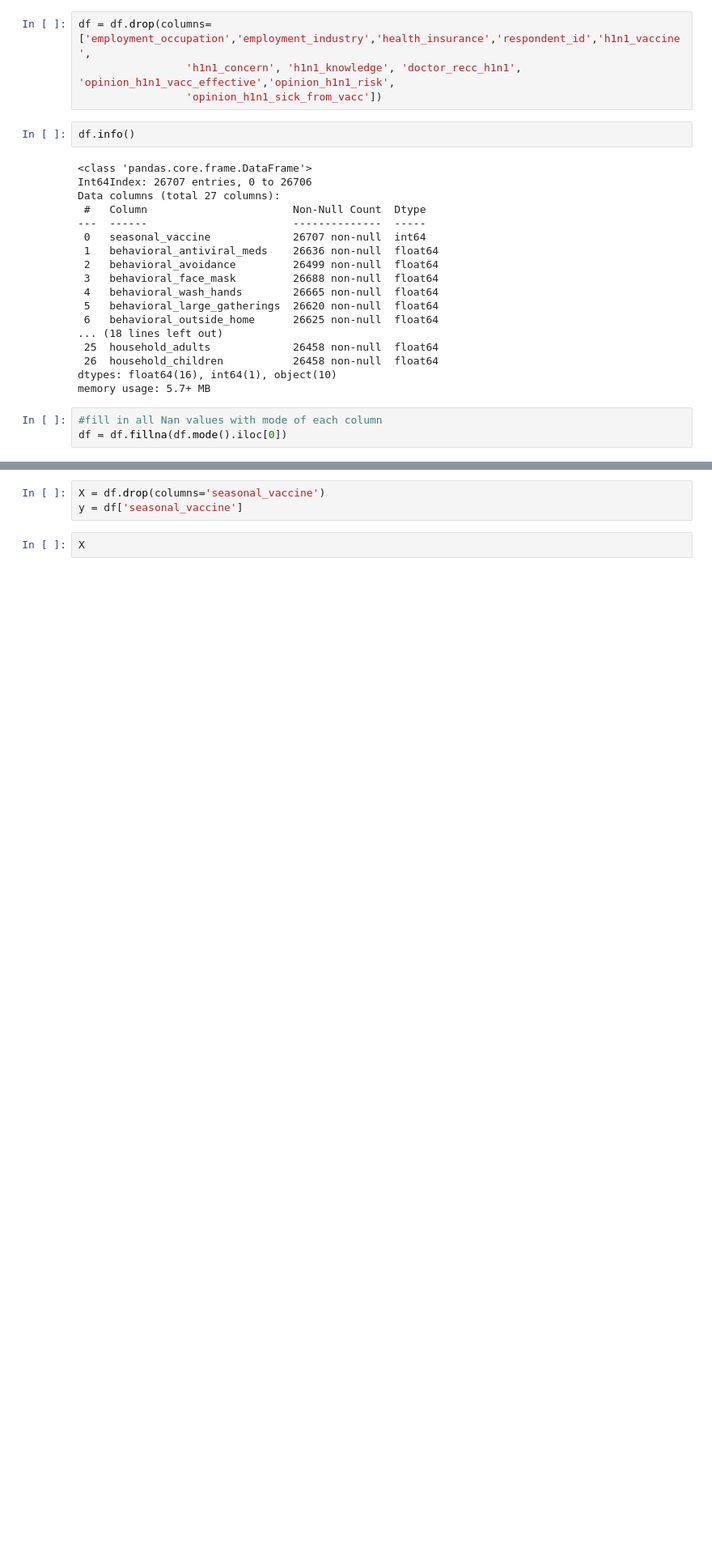
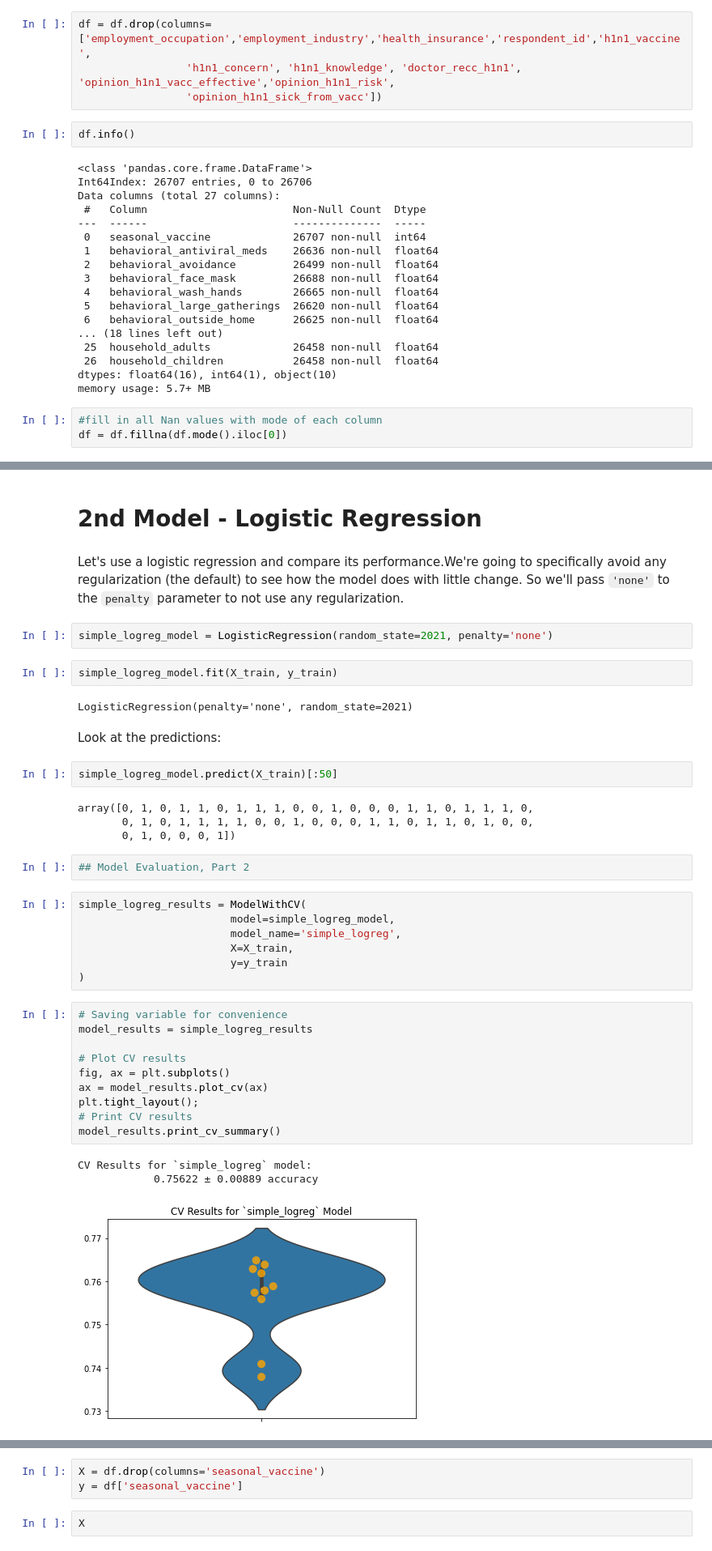
Before and after one commit to soohojp/Phase-3-Project, a Jupyter notebook: scratchNB-Copy1.ipynb, the cells around one changed output, grey strips where cells are left out. Shown: that part at 81% size. Drawn from its saved outputs; the diff is of its cells as text; blank space fills up the shorter version.

```diff
--- a/scratchNB-Copy1.ipynb
+++ b/scratchNB-Copy1.ipynb
@@ -129,0 +358,41 @@ df = df.fillna(df.mode().iloc[0])
+# %% [markdown]
+# 2nd Model - Logistic Regression
+# %% [markdown]
+Let's use a logistic regression and compare its performance.We're going to specifically avoid any regularization (the default) to see how the model does with little change. So we'll pass `'none'` to the `penalty` parameter to not use any regularization.
+# %%
+simple_logreg_model = LogisticRegression(random_state=2021, penalty='none')
+# %%
+simple_logreg_model.fit(X_train, y_train)
+# %% [output]
+LogisticRegression(penalty='none', random_state=2021)
+# %% [markdown]
+Look at the predictions:
+# %%
+simple_logreg_model.predict(X_train)[:50]
+# %% [output]
+array([0, 1, 0, 1, 1, 0, 1, 1, 1, 0, 0, 1, 0, 0, 0, 1, 1, 0, 1, 1, 1, 0,
+       0, 1, 0, 1, 1, 1, 1, 0, 0, 1, 0, 0, 0, 1, 1, 0, 1, 1, 0, 1, 0, 0,
+       0, 1, 0, 0, 0, 1])
+# %%
+## Model Evaluation, Part 2
+# %%
+simple_logreg_results = ModelWithCV(
+                        model=simple_logreg_model,
+                        model_name='simple_logreg',
+                        X=X_train,
+                        y=y_train
+)
+# %%
+# Saving variable for convenience
+model_results = simple_logreg_results
+
+# Plot CV results
+fig, ax = plt.subplots()
+ax = model_results.plot_cv(ax)
+plt.tight_layout();
+# Print CV results
+model_results.print_cv_summary()
+# %% [output]
+CV Results for `simple_logreg` model:
+            0.75622 ± 0.00889 accuracy
+[figure, added]
```
Also changed, not shown: parts of 83 cells of this notebook.
